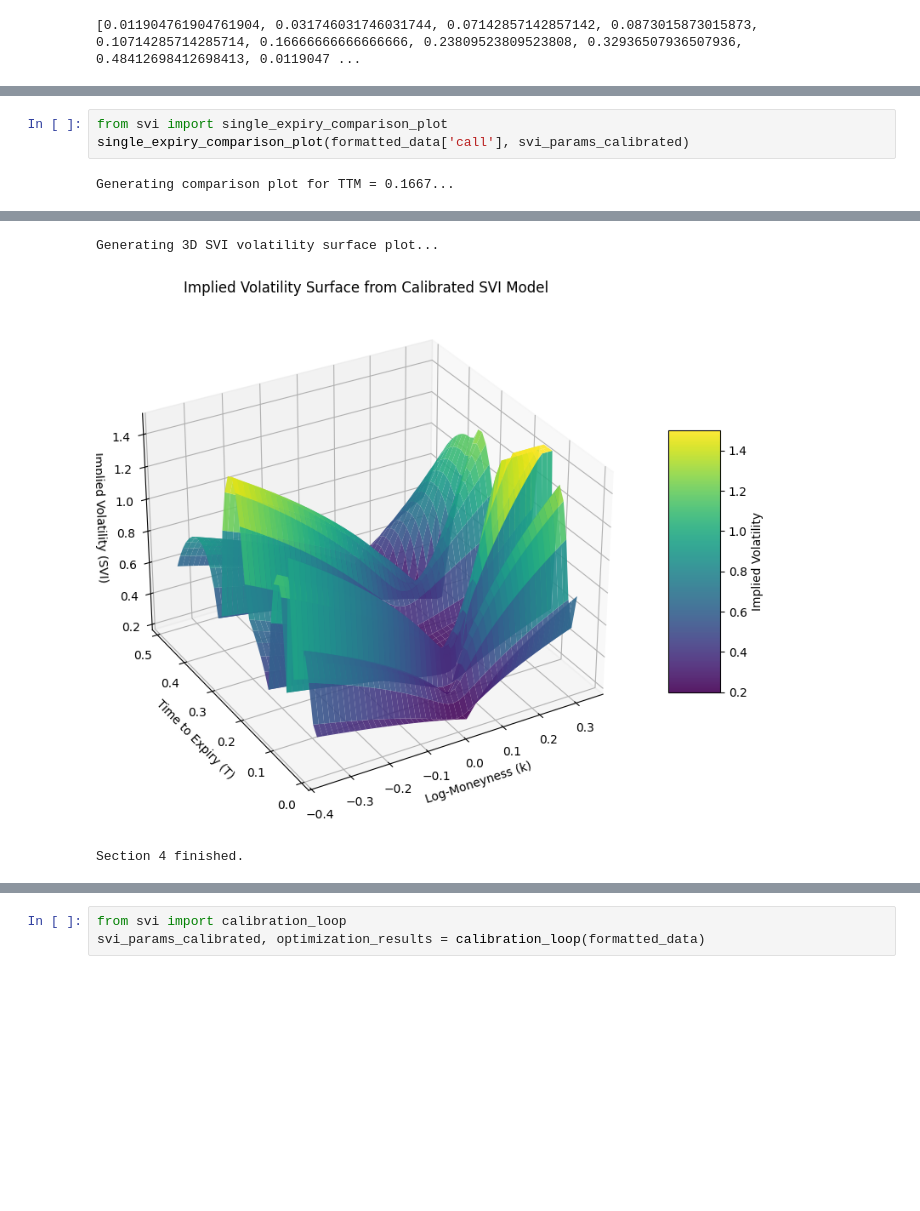
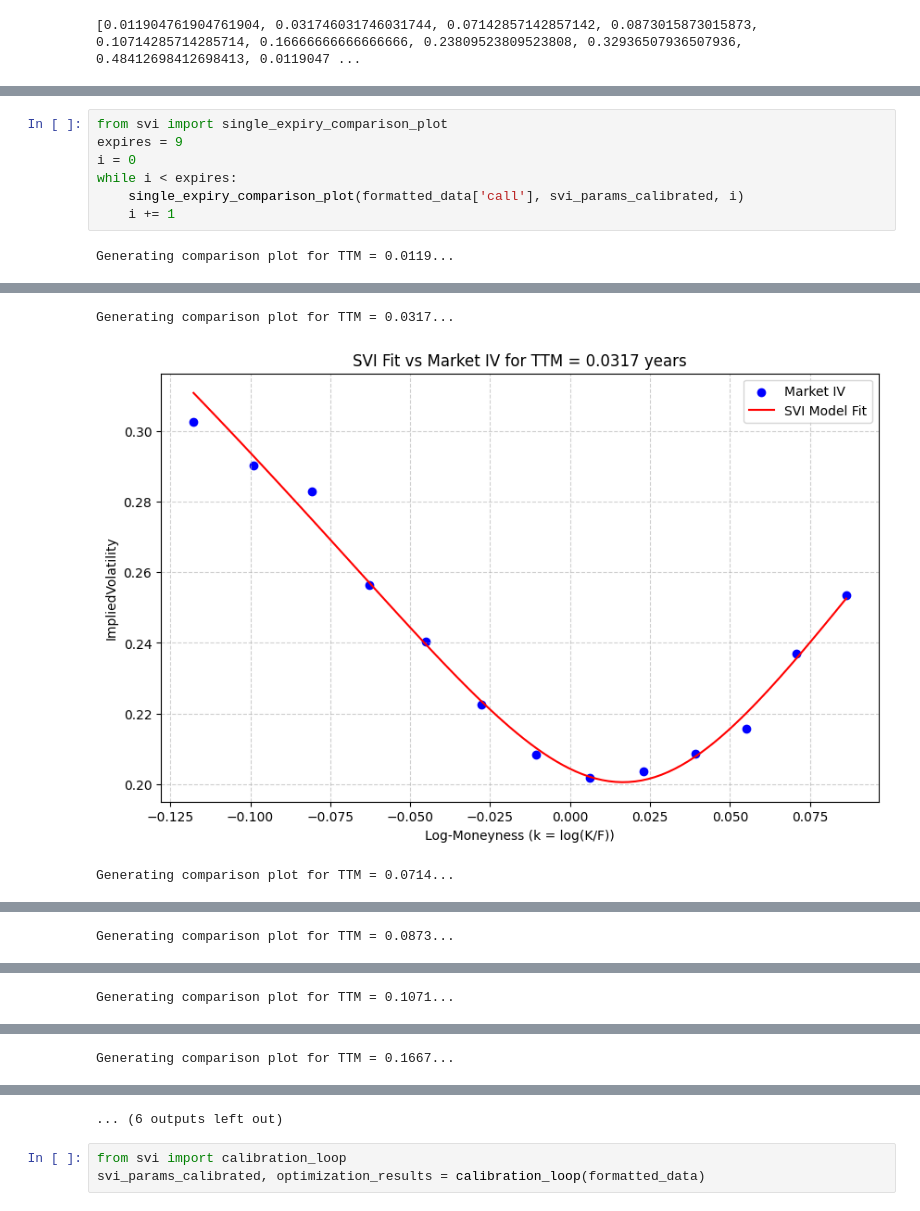
Before and after one commit to pedro-hun/medium_interpolation, a Jupyter notebook: vol_lib/scratch2.ipynb, the cells around one changed output, grey strips where cells are left out. Saved outputs shown, nothing was run; the diff lists cells and outputs as text; blank space fills up the shorter version.

```diff
--- a/vol_lib/scratch2.ipynb
+++ b/vol_lib/scratch2.ipynb
@@ -117,5 +143,9 @@ svi_params_calibrated
 # %%
 from svi import single_expiry_comparison_plot
-single_expiry_comparison_plot(formatted_data['call'], svi_params_calibrated)
+expires = 9
+i = 0
+while i < expires:
+    single_expiry_comparison_plot(formatted_data['call'], svi_params_calibrated, i)
+    i += 1
 # %% [output]
-Generating comparison plot for TTM = 0.1667...
+Generating comparison plot for TTM = 0.0119...
@@ -123,3 +153,3 @@ Generating comparison plot for TTM = 0.1667...
-Generating 3D SVI volatility surface plot...
+Generating comparison plot for TTM = 0.0317...
-[figure, old version]
+[figure, new version]
-Section 4 finished.
+Generating comparison plot for TTM = 0.0714...
@@ -125,0 +157 @@ Section 4 finished.
+Generating comparison plot for TTM = 0.0873...
@@ -125,0 +159 @@ Section 4 finished.
+Generating comparison plot for TTM = 0.1071...
@@ -125,0 +161 @@ Section 4 finished.
+Generating comparison plot for TTM = 0.1667...
@@ -126,3 +163,4 @@ Section 4 finished.
+... (6 outputs left out)
 # %%
 from svi import calibration_loop
 svi_params_calibrated, optimization_results = calibration_loop(formatted_data)
```
Also changed, not shown: parts of 6 cells of this notebook, 2 other files.
